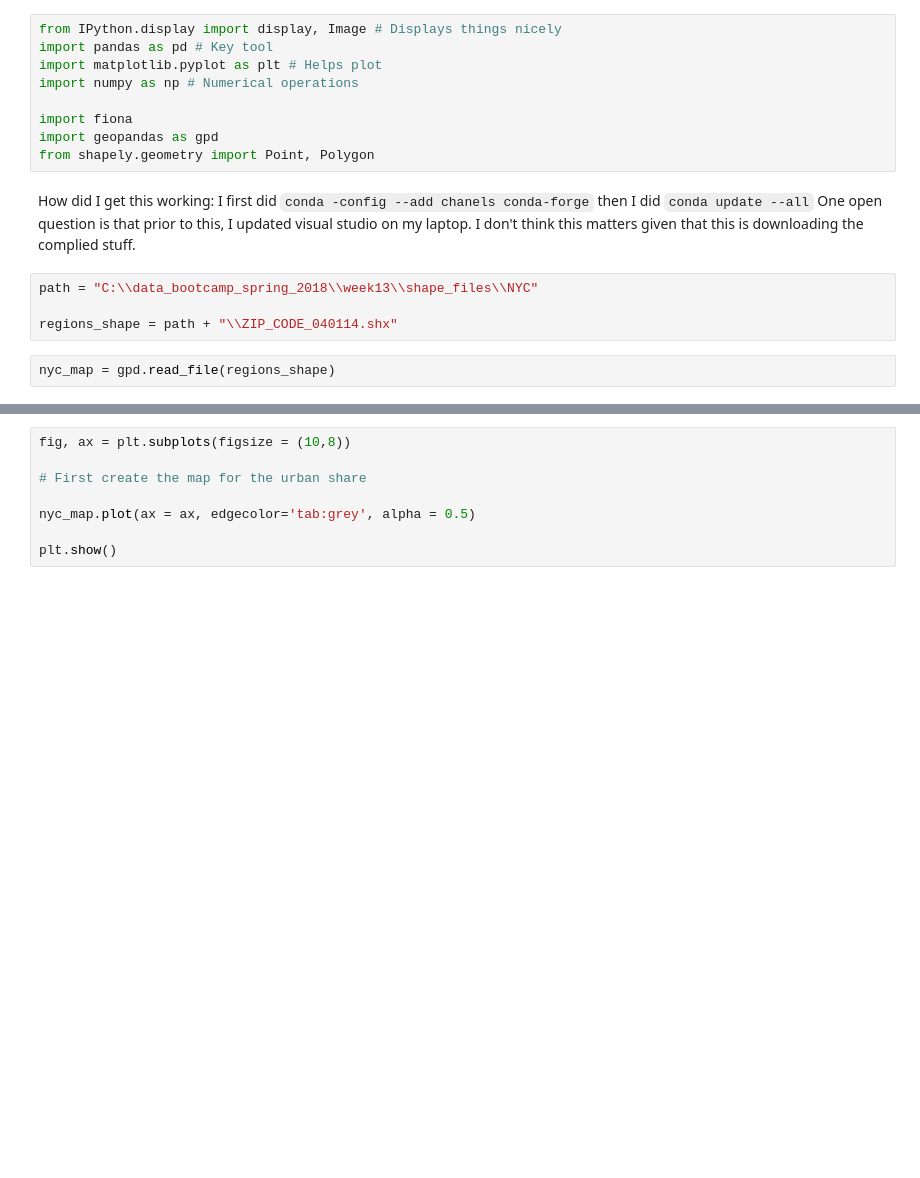
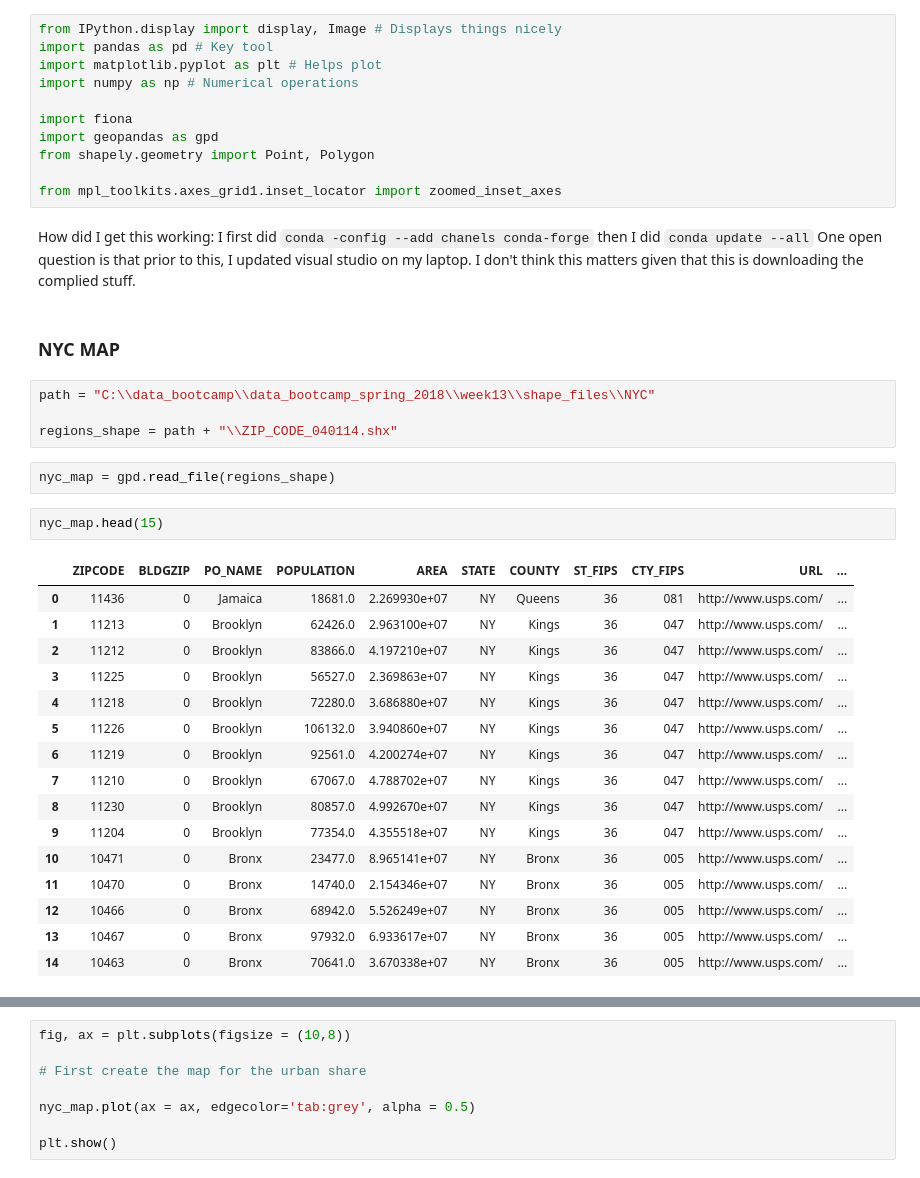
Before and after one commit to mwaugh0328/data_bootcamp_spring_2018, a Jupyter notebook: week13/geopandas.ipynb, the cells around one changed output, grey strips where cells are left out. Saved outputs shown, nothing was run; the diff lists cells and outputs as text; blank space fills up the shorter version.

```diff
--- a/week13/geopandas.ipynb
+++ b/week13/geopandas.ipynb
@@ -7,14 +7,37 @@ import numpy as np # Numerical operations
 import fiona
 import geopandas as gpd
 from shapely.geometry import Point, Polygon
+
+from mpl_toolkits.axes_grid1.inset_locator import zoomed_inset_axes
 # %% [markdown]
 How did I get this working: I first did
 ``conda -config --add chanels conda-forge`` then I did
 ``conda update --all``
 One open question is that prior to this, I updated visual studio on my laptop. I don't think this matters given that this is downloading the complied stuff.
+# %% [markdown]
+### NYC MAP
 # %%
-path = "C:\\data_bootcamp_spring_2018\\week13\\shape_files\\NYC"
+path = "C:\\data_bootcamp\\data_bootcamp_spring_2018\\week13\\shape_files\\NYC"
 
 regions_shape = path + "\\ZIP_CODE_040114.shx"
 # %%
 nyc_map = gpd.read_file(regions_shape)
+# %%
+nyc_map.head(15)
+# %% [output]
+|  | ZIPCODE | BLDGZIP | PO_NAME | POPULATION | AREA | STATE | COUNTY | ST_FIPS | CTY_FIPS | URL | ... |
+| 0 | 11436 | 0 | Jamaica | 18681.0 | 2.269930e+07 | NY | Queens | 36 | 081 | http://www.usps.com/ | ... |
+| 1 | 11213 | 0 | Brooklyn | 62426.0 | 2.963100e+07 | NY | Kings | 36 | 047 | http://www.usps.com/ | ... |
+| 2 | 11212 | 0 | Brooklyn | 83866.0 | 4.197210e+07 | NY | Kings | 36 | 047 | http://www.usps.com/ | ... |
+| 3 | 11225 | 0 | Brooklyn | 56527.0 | 2.369863e+07 | NY | Kings | 36 | 047 | http://www.usps.com/ | ... |
+| 4 | 11218 | 0 | Brooklyn | 72280.0 | 3.686880e+07 | NY | Kings | 36 | 047 | http://www.usps.com/ | ... |
+| 5 | 11226 | 0 | Brooklyn | 106132.0 | 3.940860e+07 | NY | Kings | 36 | 047 | http://www.usps.com/ | ... |
+| 6 | 11219 | 0 | Brooklyn | 92561.0 | 4.200274e+07 | NY | Kings | 36 | 047 | http://www.usps.com/ | ... |
+| 7 | 11210 | 0 | Brooklyn | 67067.0 | 4.788702e+07 | NY | Kings | 36 | 047 | http://www.usps.com/ | ... |
+| 8 | 11230 | 0 | Brooklyn | 80857.0 | 4.992670e+07 | NY | Kings | 36 | 047 | http://www.usps.com/ | ... |
+| 9 | 11204 | 0 | Brooklyn | 77354.0 | 4.355518e+07 | NY | Kings | 36 | 047 | http://www.usps.com/ | ... |
+| 10 | 10471 | 0 | Bronx | 23477.0 | 8.965141e+07 | NY | Bronx | 36 | 005 | http://www.usps.com/ | ... |
+| 11 | 10470 | 0 | Bronx | 14740.0 | 2.154346e+07 | NY | Bronx | 36 | 005 | http://www.usps.com/ | ... |
+| 12 | 10466 | 0 | Bronx | 68942.0 | 5.526249e+07 | NY | Bronx | 36 | 005 | http://www.usps.com/ | ... |
+| 13 | 10467 | 0 | Bronx | 97932.0 | 6.933617e+07 | NY | Bronx | 36 | 005 | http://www.usps.com/ | ... |
+| 14 | 10463 | 0 | Bronx | 70641.0 | 3.670338e+07 | NY | Bronx | 36 | 005 | http://www.usps.com/ | ... |
```
Also changed, not shown: parts of 11 cells of this notebook, 1 other file.
